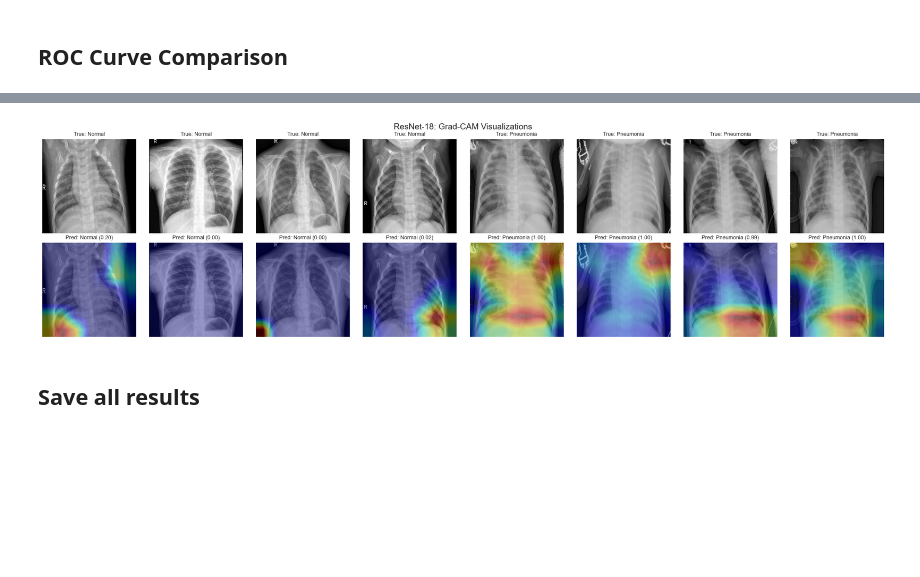
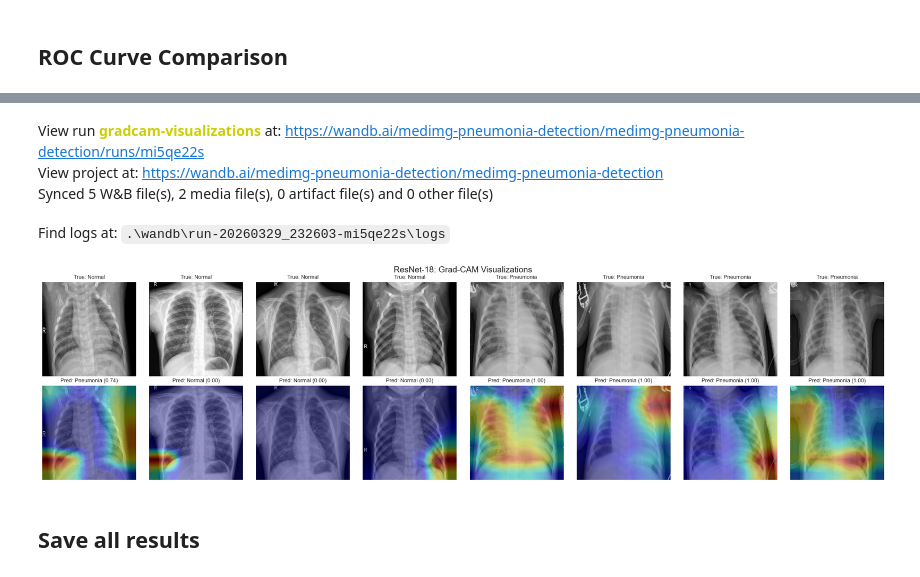
Before and after one commit to NevinJulian/HSLU.MEDIMG.Project, a Jupyter notebook: notebooks/03_model_experiments.ipynb, the cells around one changed output, grey strips where cells are left out. Drawn from its saved outputs; the diff is of its cells as text; code cells hidden in the pictures; blank space fills up the shorter version.

Commit message:
add wandb to model experiments notebook

```diff
--- a/notebooks/03_model_experiments.ipynb
+++ b/notebooks/03_model_experiments.ipynb
@@ -66,16 +226,14 @@ resnet_model = get_model(
 params = count_parameters(resnet_model)
 print(f"ResNet-18 parameters: {params['total']:,} total, {params['trainable']:,} trainable")
 
-resnet_config = config.copy()
-resnet_config["model"]["use_focal_loss"] = False
-
-resnet_history = run_experiment(
+resnet_model, resnet_test, resnet_history = train_with_wandb(
     model_name="resnet18_finetune",
     model=resnet_model,
     dataloaders=dataloaders,
     device=device,
-    config=resnet_config,
+    config=config,
     experiment_name="resnet18_finetune",
+    use_focal=False,
 )
 # %% [output]
 ResNet-18 parameters: 11,177,025 total, 11,177,025 trainable
@@ -140,13 +332,14 @@ densenet_model = get_model(
 params = count_parameters(densenet_model)
 print(f"DenseNet-Attention parameters: {params['total']:,} total, {params['trainable']:,} trainable")
 
-densenet_history = run_experiment(
+densenet_model, densenet_test, densenet_history = train_with_wandb(
     model_name="densenet_attention",
     model=densenet_model,
     dataloaders=dataloaders,
     device=device,
     config=config,
     experiment_name="densenet_attention",
+    use_focal=True,
 )
 # %% [output]
 DenseNet-Attention parameters: 7,347,585 total, 7,347,585 trainable
@@ -271,0 +483,17 @@ plt.show()
+# %%
+target_layer = densenet_model.backbone[-1]
+heatmaps = generate_gradcam(densenet_model, sample_images, target_layer, device)
+
+with torch.no_grad():
+    preds = torch.sigmoid(densenet_model(sample_images.to(device)).squeeze()).cpu().numpy()
+
+fig = plot_gradcam_grid(sample_images, heatmaps, sample_labels.numpy(), preds, n_samples=8)
+plt.suptitle("DenseNet-Attention: Grad-CAM Visualizations", fontsize=14, y=1.02)
+plt.savefig("../results/gradcam_densenet.png", bbox_inches="tight")
+
+# Log to wandb
+if USE_WANDB:
+    run = wandb_init(name="gradcam-visualizations", job_type="analysis", reinit=True)
+    wandb_log_image("gradcam/densenet_attention", fig, run)
+
+plt.show()
@@ -272,7 +507,5 @@ plt.show()
 # %%
-# Grad-CAM for ResNet-18
 target_layer_resnet = resnet_model.resnet.layer4[-1]
-
 heatmaps_resnet = generate_gradcam(resnet_model, sample_images, target_layer_resnet, device)
 
 with torch.no_grad():
@@ -281,5 +514,10 @@ with torch.no_grad():
 fig = plot_gradcam_grid(sample_images, heatmaps_resnet, sample_labels.numpy(), preds_resnet, n_samples=8)
 plt.suptitle("ResNet-18: Grad-CAM Visualizations", fontsize=14, y=1.02)
 plt.savefig("../results/gradcam_resnet.png", bbox_inches="tight")
+
+if USE_WANDB:
+    wandb_log_image("gradcam/resnet18", fig, run)
+    wandb_finish(run)
+
 plt.show()
 # %% [output]
@@ -286,4 +525,8 @@ plt.show()
+View run gradcam-visualizations at: https://wandb.ai/medimg-pneumonia-detection/medimg-pneumonia-detection/runs/mi5qe22s
+View project at: https://wandb.ai/medimg-pneumonia-detection/medimg-pneumonia-detection
+Synced 5 W&B file(s), 2 media file(s), 0 artifact file(s) and 0 other file(s)
+Find logs at: .\wandb\run-20260329_232603-mi5qe22s\logs
-[figure, old version]
+[figure, new version]
 # %% [markdown]
 ## Save all results
 # %%
```
Also changed, not shown: parts of 17 cells of this notebook, 3 other files.
